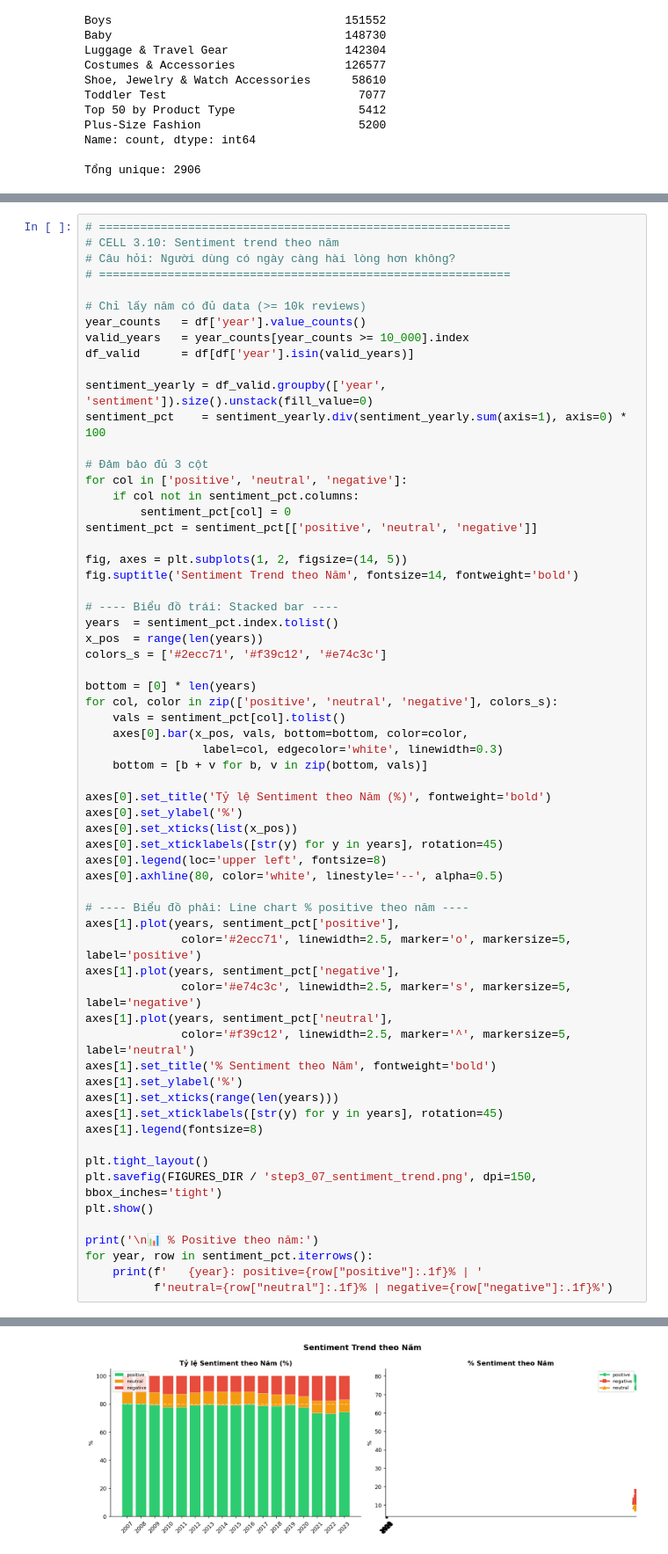
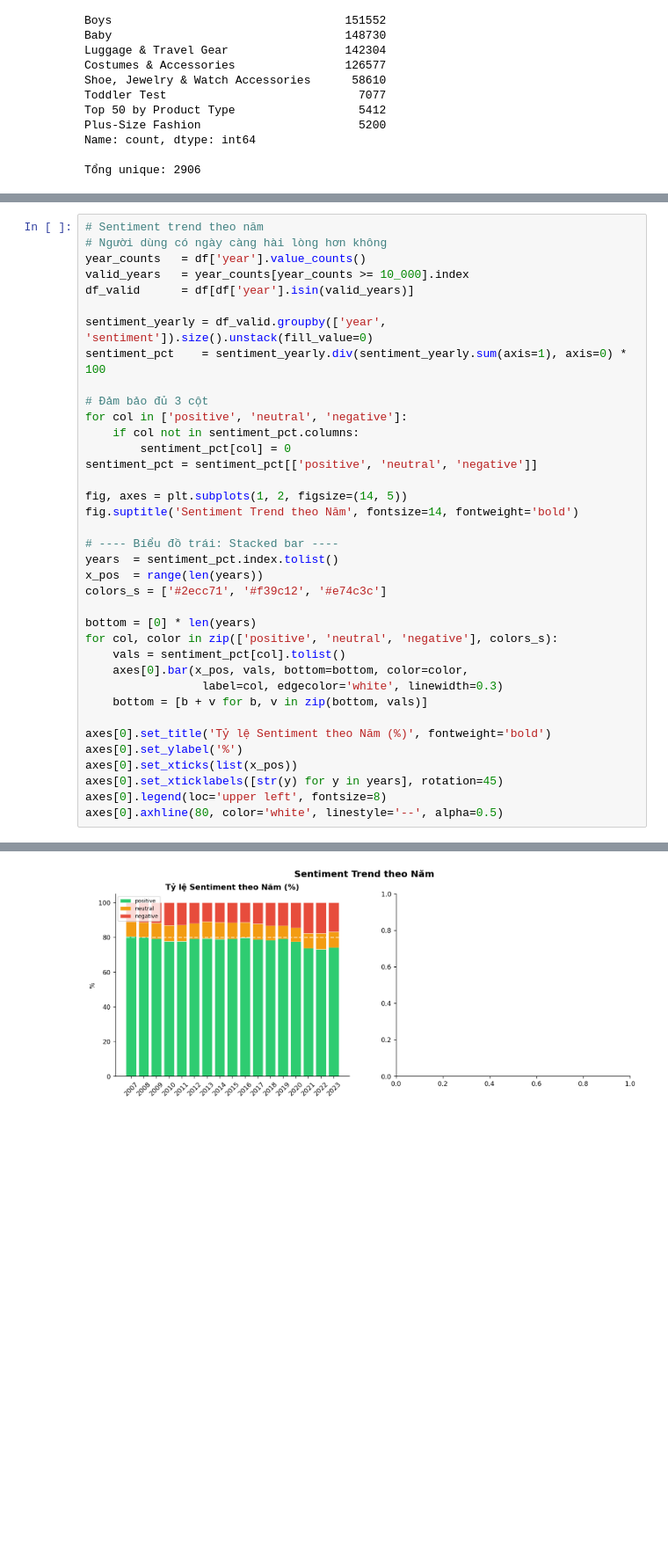
Before and after one commit to Shinnraa/amazon-clothing-analysis, a Jupyter notebook: notebooks/03_eda.ipynb, the cells around one changed output, grey strips where cells are left out. Shown at 88% size. Drawn from its saved outputs; the diff is of its cells as text; blank space fills up the shorter version.

```diff
--- a/notebooks/03_eda.ipynb
+++ b/notebooks/03_eda.ipynb
@@ -529,12 +437,8 @@ for _, row in monthly.iterrows():
    Nov: █████████████████████ 4.76M
    Dec: ████████████████████████████ 6.40M
 # %%
-# ============================================================
-# CELL 3.10: Sentiment trend theo năm
-# Câu hỏi: Người dùng có ngày càng hài lòng hơn không?
-# ============================================================
-
-# Chỉ lấy năm có đủ data (>= 10k reviews)
+# Sentiment trend theo năm
+# Người dùng có ngày càng hài lòng hơn không
 year_counts   = df['year'].value_counts()
 valid_years   = year_counts[year_counts >= 10_000].index
 df_valid      = df[df['year'].isin(valid_years)]
@@ -569,26 +473,4 @@ axes[0].set_xticks(list(x_pos))
 axes[0].set_xticklabels([str(y) for y in years], rotation=45)
 axes[0].legend(loc='upper left', fontsize=8)
 axes[0].axhline(80, color='white', linestyle='--', alpha=0.5)
-
-# ---- Biểu đồ phải: Line chart % positive theo năm ----
-axes[1].plot(years, sentiment_pct['positive'],
-              color='#2ecc71', linewidth=2.5, marker='o', markersize=5, label='positive')
-axes[1].plot(years, sentiment_pct['negative'],
-              color='#e74c3c', linewidth=2.5, marker='s', markersize=5, label='negative')
-axes[1].plot(years, sentiment_pct['neutral'],
-              color='#f39c12', linewidth=2.5, marker='^', markersize=5, label='neutral')
-axes[1].set_title('% Sentiment theo Năm', fontweight='bold')
-axes[1].set_ylabel('%')
-axes[1].set_xticks(range(len(years)))
-axes[1].set_xticklabels([str(y) for y in years], rotation=45)
-axes[1].legend(fontsize=8)
-
-plt.tight_layout()
-plt.savefig(FIGURES_DIR / 'step3_07_sentiment_trend.png', dpi=150, bbox_inches='tight')
-plt.show()
-
-print('\n📊 % Positive theo năm:')
-for year, row in sentiment_pct.iterrows():
-    print(f'   {year}: positive={row["positive"]:.1f}% | '
-          f'neutral={row["neutral"]:.1f}% | negative={row["negative"]:.1f}%')
 # %% [output]
@@ -595 +478 @@ for year, row in sentiment_pct.iterrows():
-[figure, old version]
+[figure, new version]
```
Also changed, not shown: parts of 32 cells of this notebook, 10 other files.
